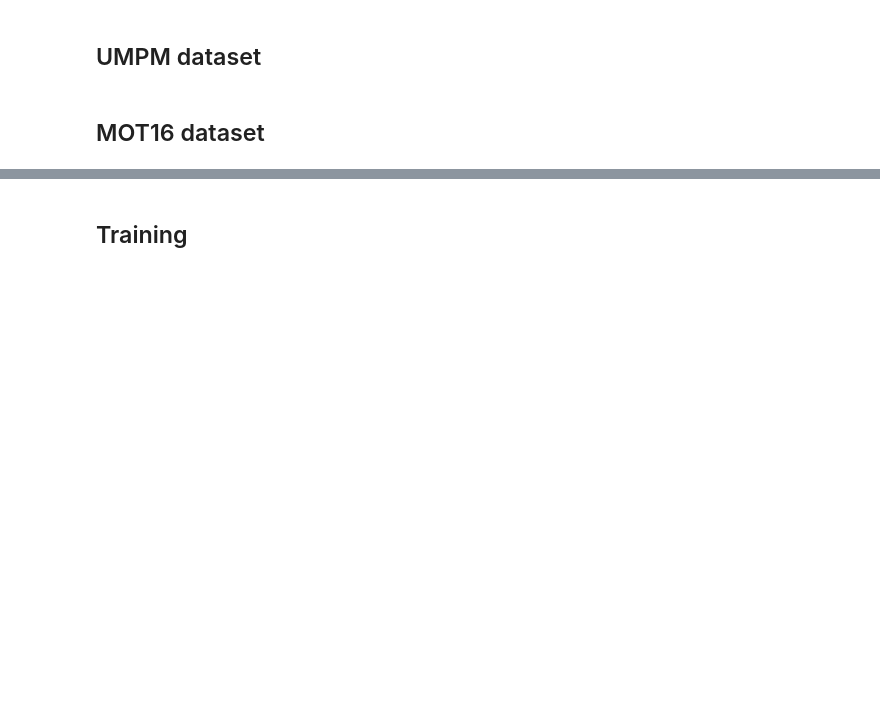
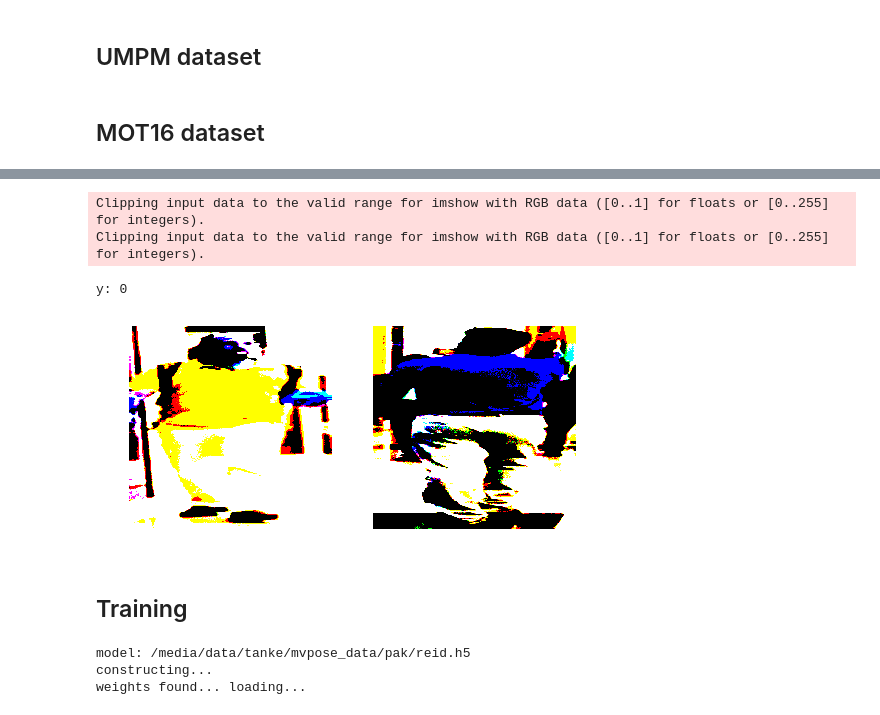
Before and after one commit to jutanke/person_reid, a Jupyter notebook: train.ipynb, the cells around one changed output, grey strips where cells are left out. Cells and saved outputs as stored; diff of their text form; code cells hidden in the pictures; blank space fills up the shorter version.

```diff
--- a/train.ipynb
+++ b/train.ipynb
@@ -129,37 +189,43 @@ plt.show()
 # %%
-from keras.applications.densenet import preprocess_input
+#from keras.applications.xception import preprocess_input
+#from keras.applications.resnet50 import preprocess_input
 
 def generate_training():
     global sampler
     while True:
         X, Y = sampler.train(add_noise=True)
         X_a = preprocess_input(X[:,:,:,0:3])
         X_b = preprocess_input(X[:,:,:,3:6])
         yield ([X_a, X_b], Y[:, 0])
 
 def generate_test():
     global sampler
     while True:
         X, Y = sampler.test()
         X_a = preprocess_input(X[:,:,:,0:3])
         X_b = preprocess_input(X[:,:,:,3:6])
         yield ([X_a, X_b], Y[:, 0])
 
 
 # ------------------------
 gen = generate_training()
 
 (Xa, Xb), Y = next(gen)
 
-i = 0
+i = 5
 print("y:", Y[i])
 
 fig = plt.figure(figsize=(8, 8))
 ax = fig.add_subplot(121); ax.axis("off")
 ax.imshow(Xa[i])
 ax = fig.add_subplot(122); ax.axis("off")
 ax.imshow(Xb[i])
 
 plt.show()
+# %% [output]
+Clipping input data to the valid range for imshow with RGB data ([0..1] for floats or [0..255] for integers).
+Clipping input data to the valid range for imshow with RGB data ([0..1] for floats or [0..255] for integers).
+y: 0
+[figure, added]
 # %% [markdown]
 ## Training
@@ -166,35 +310,53 @@ plt.show()
 # %%
-from keras.applications.densenet import DenseNet121, preprocess_input
+#from keras.applications.densenet import DenseNet121, preprocess_input
+from keras.applications.xception import Xception, preprocess_input
+#from keras.applications.resnet50 import ResNet50, preprocess_input
 from keras.models import Sequential, Model
 from keras.layers import Dense, Dropout, Input, Lambda, Flatten, concatenate
 from keras.optimizers import RMSprop
 from keras import backend as K
 from keras.models import load_model
 
-filepath = join(root, 'model_heavy.h5')
+filepath = join(root, 'reid.h5')
 print('model:', filepath)
 
+print('constructing...')
+seq = Sequential()
+xception = Xception(weights='imagenet', input_shape=(221, 221, 3),
+    include_top=False, pooling='avg')
+seq.add(xception)
+# seq.add(ResNet50(weights='imagenet', input_shape=(221, 221, 3),
+#                 include_top=False, pooling='avg'))
+
+# freeze first layers in pre-trained model
+for layer in xception.layers[0:-20]:
+    layer.trainable = False
+
+#seq.add(Flatten())
+
+input_a = Input(shape=(221, 221, 3))
+input_b = Input(shape=(221, 221, 3))
+
+out_a = seq(input_a)
+out_b = seq(input_b)
+
+concatenated = concatenate([out_a, out_b])
+hidden1 = Dense(128, activation='relu', name='dense_1')(concatenated)
+hidden_drp1 = Dropout(0.7)(hidden1)
+hidden2 = Dense(32, activation='relu', name='dense_2')(hidden_drp1)
+hidden_drp2 = Dropout(0.1)(hidden2)
+out = Dense(1, activation='sigmoid', name='dense_3')(hidden_drp2)
+
+model = Model([input_a, input_b], out)
+
 if isfile(filepath):
-    model = load_model(filepath)
-else:
-    seq = Sequential()
-    seq.add(DenseNet121(weights='imagenet', input_shape=(221, 221, 3),
-        include_top=False, pooling='avg'))
-    seq.add(Flatten())
-
-    input_a = Input(shape=(221, 221, 3))
-    input_b = Input(shape=(221, 221, 3))
-
-    out_a = seq(input_a)
-    out_b = seq(input_b)
-
-    concatenated = concatenate([out_a, out_b])
-    hidden_drp1 = Dropout(0.5)(concatenated)
-    hidden = Dense(32, activation='relu')(hidden_drp1)
-    hidden_drp2 = Dropout(0.5)(hidden)
-    out = Dense(1, activation='sigmoid')(hidden_drp2)
-
-    model = Model([input_a, input_b], out)
+    print('weights found... loading...')
+    #model = load_model(filepath)
+    model.load_weights(filepath)
+# %% [output]
+model: /media/data/tanke/mvpose_data/pak/reid.h5
+constructing...
+weights found... loading...
 # %%
 from keras.optimizers import SGD, RMSprop, Nadam, Adam, Adadelta
 
```
Also changed, not shown: parts of 10 cells of this notebook, 4 other files.
